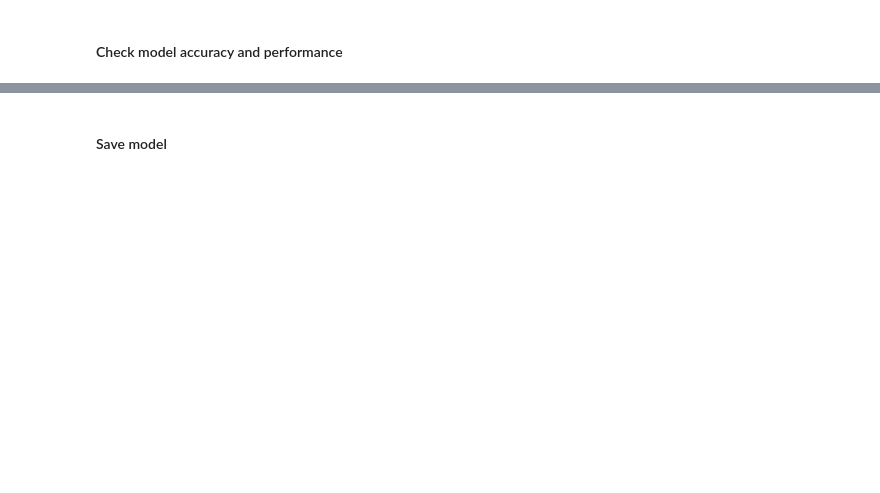
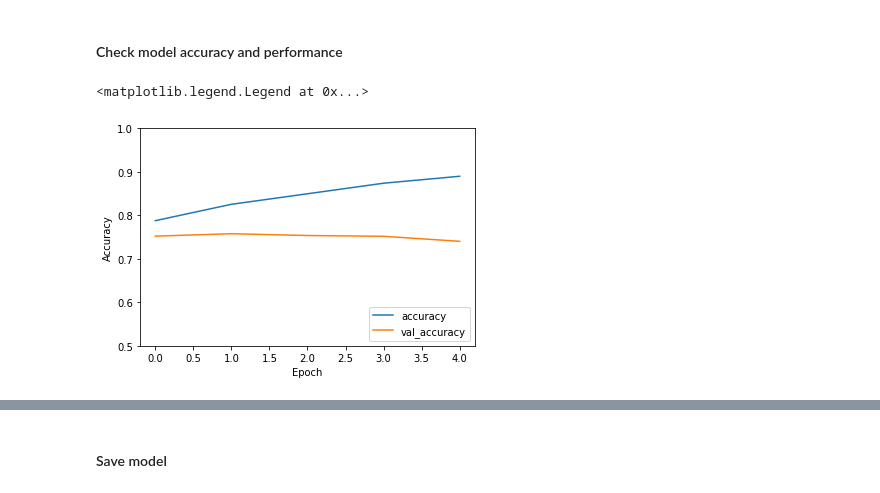
Before and after one commit to yanir123/python-stuff, a Jupyter notebook: starTracker/starTracker.ipynb, the cells around one changed output, grey strips where cells are left out. Saved outputs shown, nothing was run; the diff lists cells and outputs as text; code cells hidden in the pictures; blank space fills up the shorter version.

```diff
--- a/starTracker/starTracker.ipynb
+++ b/starTracker/starTracker.ipynb
@@ -57,14 +72,11 @@ val_data, val_labels = get_data(val_data)
 # %%
 model = models.Sequential()
 model.add(
-    layers.Conv2D(32, (3, 3), activation='relu', input_shape=(227, 227, 1)))
-model.add(layers.BatchNormalization())
-model.add(layers.Dropout(.2))
-model.add(layers.Conv2D(64, (3, 3), activation='relu'))
-model.add(layers.MaxPool2D((2, 2)))
-model.add(layers.Dropout(.2))
-model.add(layers.Conv2D(64, (3, 3), activation='relu'))
-model.add(layers.AvgPool2D((2, 2)))
-model.add(layers.Dropout(.2))
-model.add(layers.Conv2D(64, (3, 3), activation='relu'))
+    layers.Conv2D(16, (3, 3), activation='relu', input_shape=(227, 227, 1)))
+model.add(layers.MaxPool2D((3, 3)))
+model.add(
+    layers.Conv2D(16, (3, 3), activation='relu', input_shape=(227, 227, 1)))
+model.add(layers.Dropout(.3))
+model.add(layers.Flatten())
+model.add(layers.Dense(8))
 # %% [output]
@@ -78,5 +90 @@ model.add(layers.Conv2D(64, (3, 3), activation='relu'))
 To enable them in other operations, rebuild TensorFlow with the appropriate compiler flags.
-# %%
-model.add(layers.Flatten())
-model.add(layers.Dense(64, activation='relu'))
-model.add(layers.Dense(8))
@@ -85,5 +113,5 @@ model.compile(
     optimizer='adam',
     loss=tf.keras.losses.SparseCategoricalCrossentropy(from_logits=True),
     metrics=['accuracy'])
-history = model.fit(train_data, train_labels, epochs=10, batch_size=52)
+history = model.fit(train_data, train_labels, epochs=5, validation_data=(val_data, val_labels))
 # %% [output]
@@ -92,5 +130,12 @@ Epoch 1/10
 # %% [markdown]
 #### Check model accuracy and performance
 # %%
-val_loss, val_acc = model.evaluate(val_data, val_labels, verbose=2)
-print(val_loss)
+plt.plot(history.history['accuracy'], label='accuracy')
+plt.plot(history.history['val_accuracy'], label = 'val_accuracy')
+plt.xlabel('Epoch')
+plt.ylabel('Accuracy')
+plt.ylim([0.5, 1])
+plt.legend(loc='lower right')
+# %% [output]
+<matplotlib.legend.Legend at 0x...>
+[figure, added]
```
Also changed, not shown: parts of 21 cells of this notebook.
